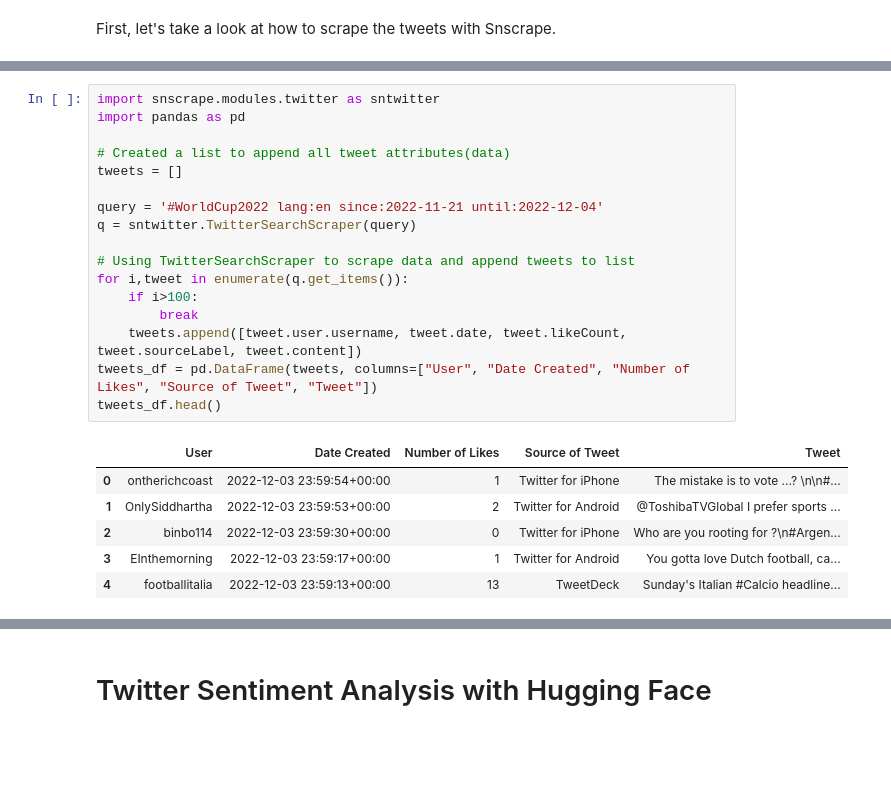
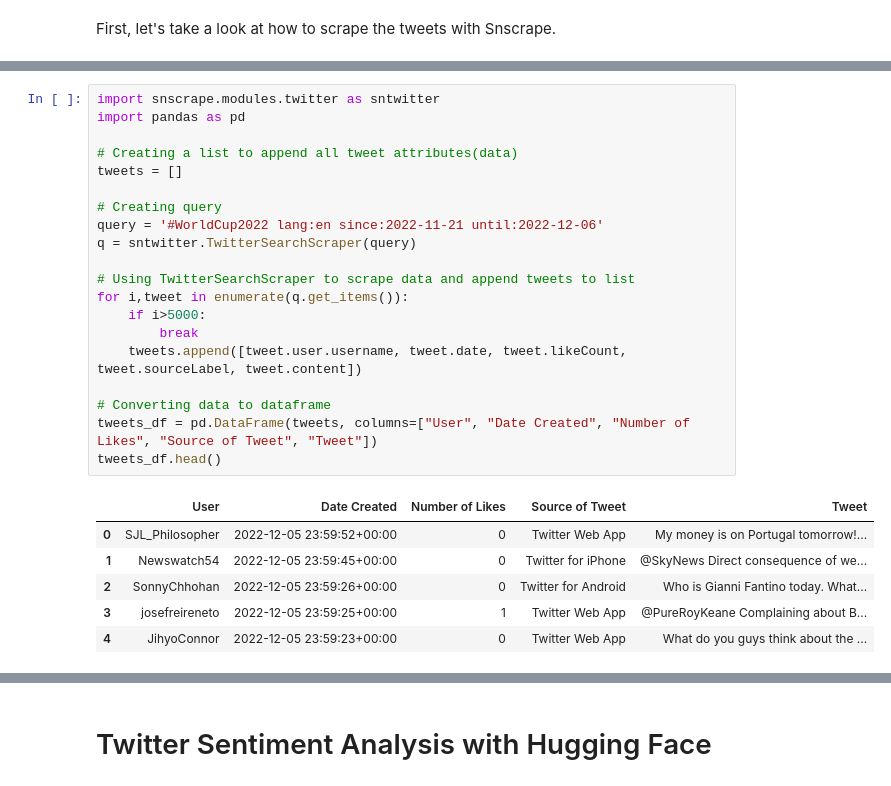
Before and after one commit to TirendazAcademy/Hugging-Face-Tutorials, a Jupyter notebook: Twitter Sentiment Analysis.ipynb, the cells around one changed output, grey strips where cells are left out. Saved outputs shown, nothing was run; the diff lists cells and outputs as text; blank space fills up the shorter version.

```diff
--- a/Twitter Sentiment Analysis.ipynb
+++ b/Twitter Sentiment Analysis.ipynb
@@ -36,24 +33,27 @@ Successfully installed snscrape-0.4.3.20220106
 # %%
 import snscrape.modules.twitter as sntwitter
 import pandas as pd
 
-# Created a list to append all tweet attributes(data)
+# Creating a list to append all tweet attributes(data)
 tweets = []
 
-query = '#WorldCup2022 lang:en since:2022-11-21 until:2022-12-04'
+# Creating query
+query = '#WorldCup2022 lang:en since:2022-11-21 until:2022-12-06'
 q = sntwitter.TwitterSearchScraper(query)
 
 # Using TwitterSearchScraper to scrape data and append tweets to list
 for i,tweet in enumerate(q.get_items()):
-    if i>100:
+    if i>5000:
         break
     tweets.append([tweet.user.username, tweet.date, tweet.likeCount, tweet.sourceLabel, tweet.content])
+
+# Converting data to dataframe
 tweets_df = pd.DataFrame(tweets, columns=["User", "Date Created", "Number of Likes", "Source of Tweet", "Tweet"])
 tweets_df.head()
 # %% [output]
 |  | User | Date Created | Number of Likes | Source of Tweet | Tweet |
-| 0 | ontherichcoast | 2022-12-03 23:59:54+00:00 | 1 | Twitter for iPhone | The mistake is to vote ...? \n\n#... |
-| 1 | OnlySiddhartha | 2022-12-03 23:59:53+00:00 | 2 | Twitter for Android | @ToshibaTVGlobal I prefer sports ... |
-| 2 | binbo114 | 2022-12-03 23:59:30+00:00 | 0 | Twitter for iPhone | Who are you rooting for ?\n#Argen... |
-| 3 | EInthemorning | 2022-12-03 23:59:17+00:00 | 1 | Twitter for Android | You gotta love Dutch football, ca... |
-| 4 | footballitalia | 2022-12-03 23:59:13+00:00 | 13 | TweetDeck | Sunday's Italian #Calcio headline... |
+| 0 | SJL_Philosopher | 2022-12-05 23:59:52+00:00 | 0 | Twitter Web App | My money is on Portugal tomorrow!... |
+| 1 | Newswatch54 | 2022-12-05 23:59:45+00:00 | 0 | Twitter for iPhone | @SkyNews Direct consequence of we... |
+| 2 | SonnyChhohan | 2022-12-05 23:59:26+00:00 | 0 | Twitter for Android | Who is Gianni Fantino today. What... |
+| 3 | josefreireneto | 2022-12-05 23:59:25+00:00 | 1 | Twitter Web App | @PureRoyKeane Complaining about B... |
+| 4 | JihyoConnor | 2022-12-05 23:59:23+00:00 | 0 | Twitter Web App | What do you guys think about the ... |
```
Also changed, not shown: parts of 9 cells of this notebook.
